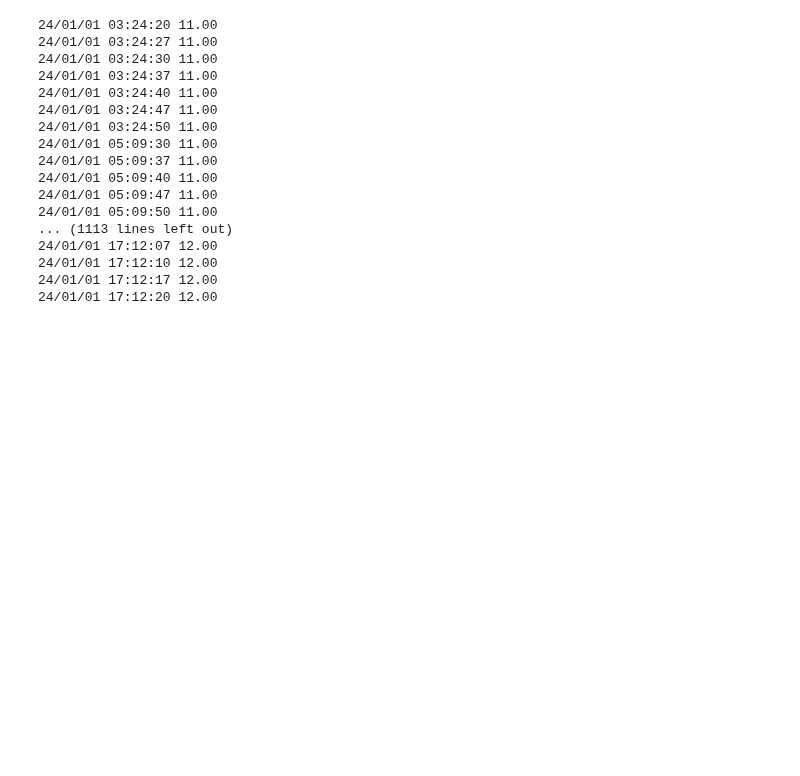
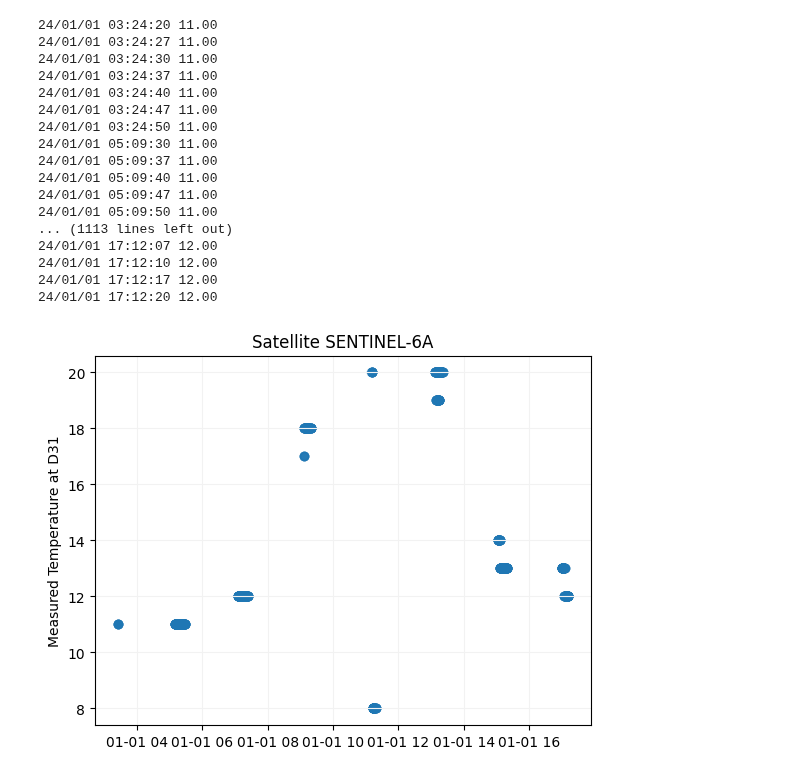
Before and after one commit to DSOlab/AcademicSoftware, a Jupyter notebook: JupiterLab/doris_ex1.ipynb, the cells around one changed output. Cells and saved outputs as stored; diff of their text form; code cells hidden in the pictures; blank space fills up the shorter version.

```diff
--- a/JupiterLab/doris_ex1.ipynb
+++ b/JupiterLab/doris_ex1.ipynb
@@ -33,6 +34,9 @@ Domes 50107S011 Id YASB Name YARAGADEE            Type 4 Num D50
 # %%
 # Select a DORIS beacon (out of the RINEX list) to extract data
 diob = 'D31'
+
+# store here arrays to plot (time and temperature)
+t = []; T = [];
 
 # loop through all data blocks ...
 for block in rnx:
@@ -43,6 +47,9 @@ for block in rnx:
         if beacon == diob:
             # this is the beacon we want, get the measured temperature
             print("{:} {:.2f}".format(block.t().strftime("%y/%m/%d %H:%M:%S"), data['T']['value']))
+            # store values to plot later on
+            t.append(block.t())
+            T.append(data['T']['value'])
 # %% [output]
 24/01/01 03:24:20 11.00
 24/01/01 03:24:27 11.00
@@ -61,3 +68,16 @@ for block in rnx:
 24/01/01 17:12:10 12.00
 24/01/01 17:12:17 12.00
 24/01/01 17:12:20 12.00
+# %%
+# import modules for plotting ...
+import matplotlib.pyplot as plt
+import numpy as np
+
+# create a scatterplot of extracted Temperature values w.r.t. time
+plt.scatter([at2pt(ti) for ti in t], T, alpha=0.5)
+plt.grid(color='0.95')
+plt.ylabel("Measured Temperature at {:}".format(diob))
+plt.title("Satellite {:}".format(rnx.sat_name))
+plt.show()
+# %% [output]
+[figure, added]
```
Also changed, not shown: parts of 1 cell of this notebook, 10 other files.
